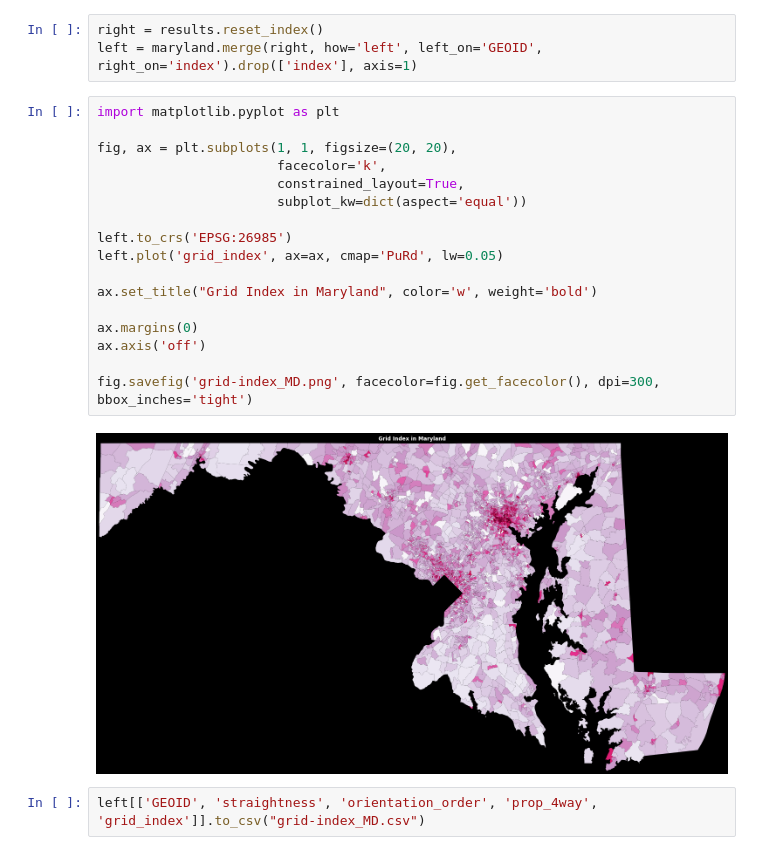
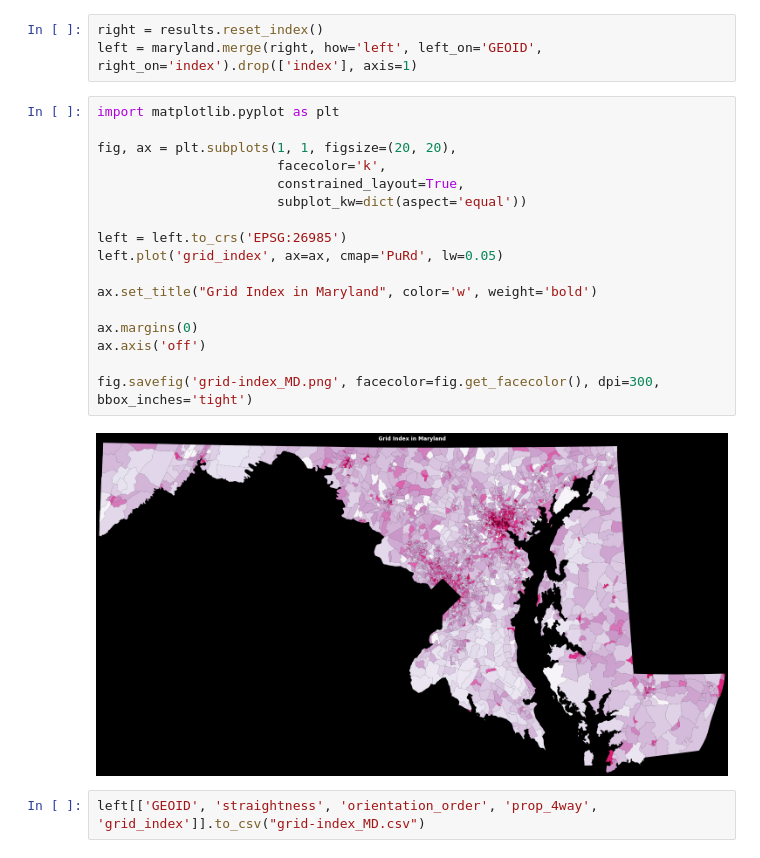
Before and after one commit to asrenninger/mega, a Jupyter notebook: python/osmnx.ipynb, the cells around one changed output. Saved outputs shown, nothing was run; the diff lists cells and outputs as text.

```diff
--- a/python/osmnx.ipynb
+++ b/python/osmnx.ipynb
@@ -210,22 +210,22 @@ left = maryland.merge(right, how='left', left_on='GEOID', right_on='index').drop
 # %%
 import matplotlib.pyplot as plt
 
 fig, ax = plt.subplots(1, 1, figsize=(20, 20),
                        facecolor='k',
                        constrained_layout=True,
                        subplot_kw=dict(aspect='equal'))
 
-left.to_crs('EPSG:26985')
+left = left.to_crs('EPSG:26985')
 left.plot('grid_index', ax=ax, cmap='PuRd', lw=0.05)
 
 ax.set_title("Grid Index in Maryland", color='w', weight='bold')
 
 ax.margins(0)
 ax.axis('off')
 
 fig.savefig('grid-index_MD.png', facecolor=fig.get_facecolor(), dpi=300, bbox_inches='tight')
 # %% [output]
-[figure, old version]
+[figure, new version]
 # %%
 left[['GEOID', 'straightness', 'orientation_order', 'prop_4way', 'grid_index']].to_csv("grid-index_MD.csv")
 # %%
```
